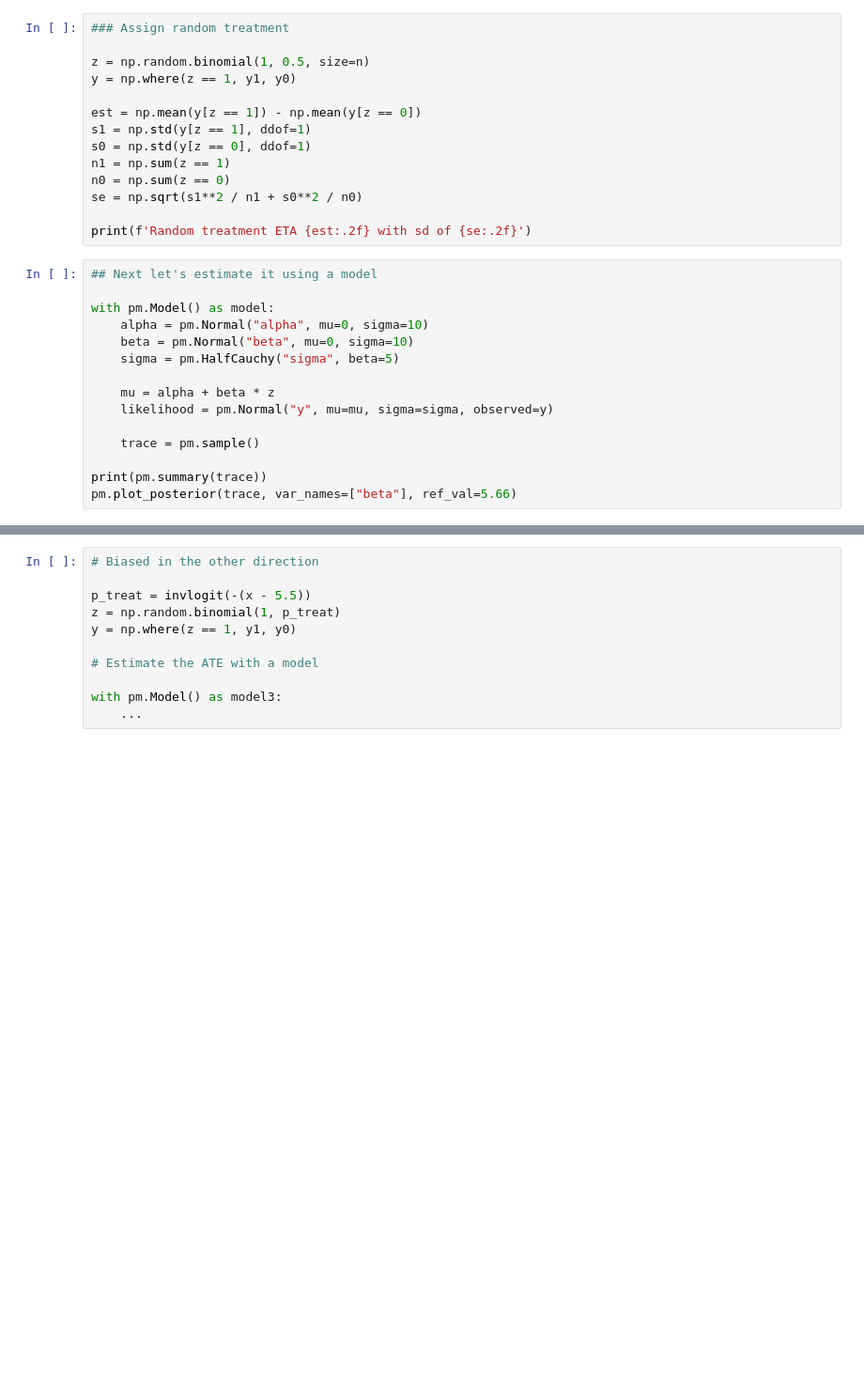
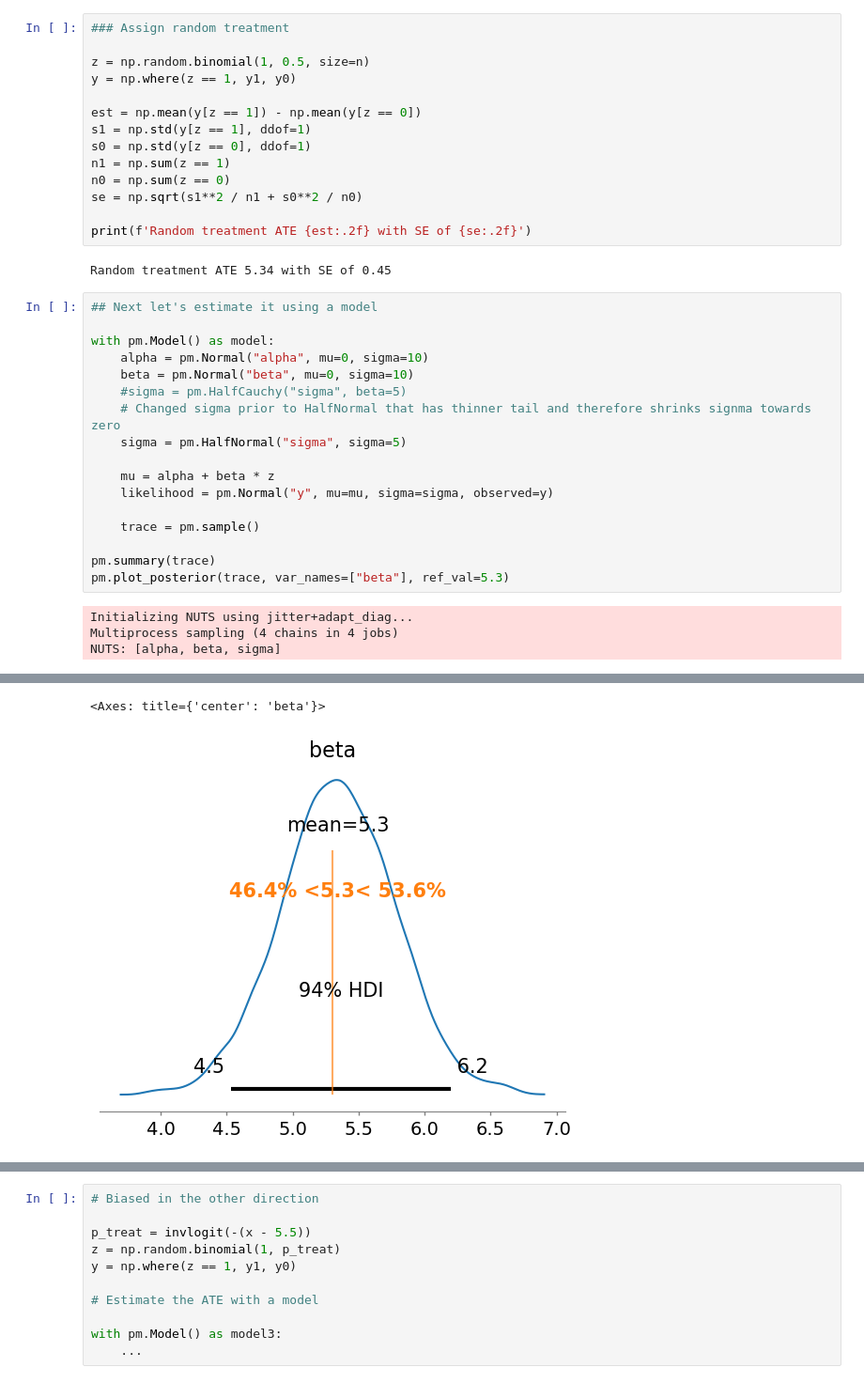
Before and after one commit to tarmojuristo/bayes2025, a Jupyter notebook: basketball.ipynb, the cells around one changed output, grey strips where cells are left out. Shown: that part at 94% size. Drawn from its saved outputs; the diff is of its cells as text; blank space fills up the shorter version.

```diff
--- a/basketball.ipynb
+++ b/basketball.ipynb
@@ -36,19 +41,27 @@ n1 = np.sum(z == 1)
 n0 = np.sum(z == 0)
 se = np.sqrt(s1**2 / n1 + s0**2 / n0)
 
-print(f'Random treatment ETA {est:.2f} with sd of {se:.2f}')
+print(f'Random treatment ATE {est:.2f} with SE of {se:.2f}')
+# %% [output]
+Random treatment ATE 5.34 with SE of 0.45
 # %%
 ## Next let's estimate it using a model
 
 with pm.Model() as model:
     alpha = pm.Normal("alpha", mu=0, sigma=10)
     beta = pm.Normal("beta", mu=0, sigma=10)
-    sigma = pm.HalfCauchy("sigma", beta=5)
+    #sigma = pm.HalfCauchy("sigma", beta=5)
+    # Changed sigma prior to HalfNormal that has thinner tail and therefore shrinks signma towards zero
+    sigma = pm.HalfNormal("sigma", sigma=5)
 
     mu = alpha + beta * z
     likelihood = pm.Normal("y", mu=mu, sigma=sigma, observed=y)
 
     trace = pm.sample()
 
-print(pm.summary(trace))
-pm.plot_posterior(trace, var_names=["beta"], ref_val=5.66)
+pm.summary(trace)
+pm.plot_posterior(trace, var_names=["beta"], ref_val=5.3)
+# %% [output]
+Initializing NUTS using jitter+adapt_diag...
+Multiprocess sampling (4 chains in 4 jobs)
+NUTS: [alpha, beta, sigma]
@@ -55,2 +71,4 @@ pm.plot_posterior(trace, var_names=["beta"], ref_val=5.66)
+<Axes: title={'center': 'beta'}>
+[figure, added]
 # %%
 trace.posterior.beta.plot.hist()
```
Also changed, not shown: parts of 15 cells of this notebook, 1 other file.
